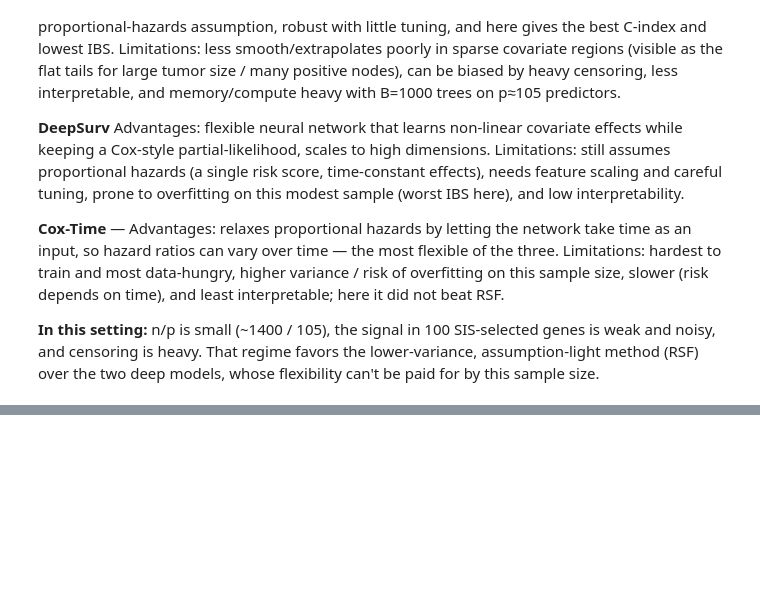
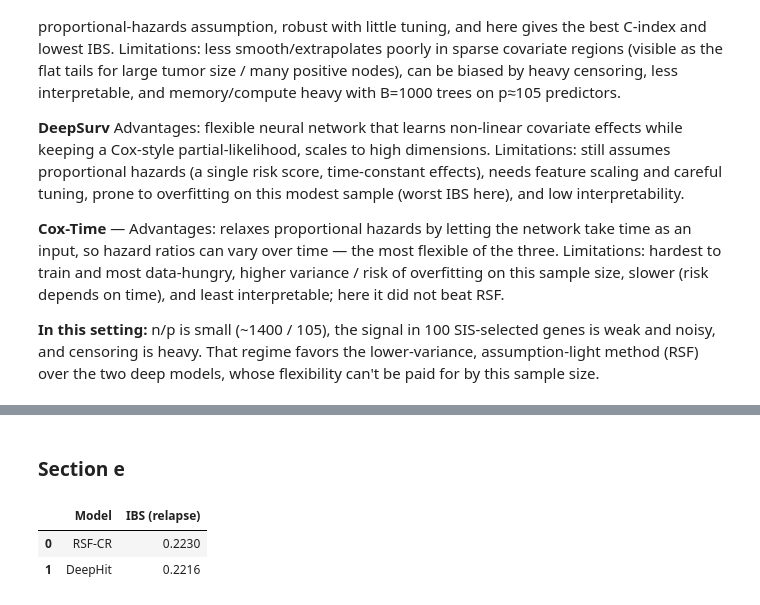
Before and after one commit to Mormorfor/SAML_project, a Jupyter notebook: hw4/SAML_hw4.ipynb, the cells around one changed output, grey strips where cells are left out. Cells and saved outputs as stored; diff of their text form; code cells hidden in the pictures; blank space fills up the shorter version.

```diff
--- a/hw4/SAML_hw4.ipynb
+++ b/hw4/SAML_hw4.ipynb
@@ -360,0 +802,77 @@ RSF achieved the best performance in terms of both C-index and IBS, indicating t
+# %% [markdown]
+### Section e
+# %%
+from pycox.utils import kaplan_meier
+
+# Test outcomes
+Y_test = test_data["Time"].to_numpy(dtype=float)
+J_test = test_data["Status"].to_numpy(dtype=float)
+
+# G-hat: KM of the censoting distribution, fitted on the training data
+train_time = train_data["Time"].to_numpy(dtype=float)
+train_status = train_data["Status"].to_numpy(dtype=float)
+censor_indicator = (train_status == 0).astype(float)
+
+G_series = kaplan_meier(train_time, censor_indicator)
+
+
+def eval_step(series, times):
+    """Evaluate a right-continuous step function at `times`:
+    take the value at the largest index time <= t (and 1.0 before the first jump)."""
+    idx = np.asarray(series.index, dtype=float)
+    vals = np.asarray(series.values, dtype=float)
+    times = np.atleast_1d(np.asarray(times, dtype=float))
+    pos = np.searchsorted(idx, times, side="right") - 1
+    out = np.where(
+        pos >= 0,
+        vals[np.clip(pos, 0, len(vals) - 1)],
+        1.0
+        )
+    return out
+
+
+# Predicted relapse CIF on the full grid t = 1-30 for every test individual
+grid = np.arange(1, num_durations + 1)
+
+
+def cif_on_grid(cif_matrix, cif_times, grid):
+    """Step the CIF (individuals x cif_times) onto `grid` using the last time <= t
+    (largest observed event time not exceeding t); CIF is 0 before the first time."""
+    cif_times = np.asarray(cif_times, dtype=float)
+    pos = np.searchsorted(cif_times, grid, side="right") - 1
+    out = np.zeros((cif_matrix.shape[0], len(grid)))
+    for j, p in enumerate(pos):
+        if p >= 0:
+            out[:, j] = cif_matrix[:, p]
+    return out
+
+
+F1_rsf = cif_on_grid(cif_relapse_rsf, rsf_times, grid)
+F1_deephit = cif_on_grid(cif_relapse_deephit, deephit_times, grid)
+
+
+def competing_risks_ibs(F1, grid, Y, J, G_series, g_floor=1e-8):
+    """Cause-specific (relapse, r=1) IBS with IPCW weights, per the assignment."""
+    G_Yi = np.clip(eval_step(G_series, Y), g_floor, None)
+    bs_t = np.zeros(len(grid))
+    for j, t in enumerate(grid):
+        G_t = max(eval_step(G_series, t)[0], g_floor)
+        w = (((Y <= t) & (J != 0)).astype(float) / G_Yi) + ((Y > t).astype(float) / G_t)
+        obs = ((Y <= t) & (J == 1)).astype(float)
+        bs_t[j] = np.mean(w * (obs - F1[:, j]) ** 2)
+
+    return bs_t.mean(), bs_t   # IBS = (1/30) * sum_t BS1(t)
+
+
+ibs_rsf, bs_rsf = competing_risks_ibs(F1_rsf, grid, Y_test, J_test, G_series)
+ibs_deephit, bs_deephit = competing_risks_ibs(F1_deephit, grid, Y_test, J_test, G_series)
+
+ibs_table = pd.DataFrame({
+    "Model": ["RSF-CR", "DeepHit"],
+    "IBS (relapse)": [ibs_rsf, ibs_deephit],
+})
+ibs_table.round(4)
+# %% [output]
+|  | Model | IBS (relapse) |
+| 0 | RSF-CR | 0.2230 |
+| 1 | DeepHit | 0.2216 |
```
Also changed, not shown: parts of 15 cells of this notebook, 1 other file.
